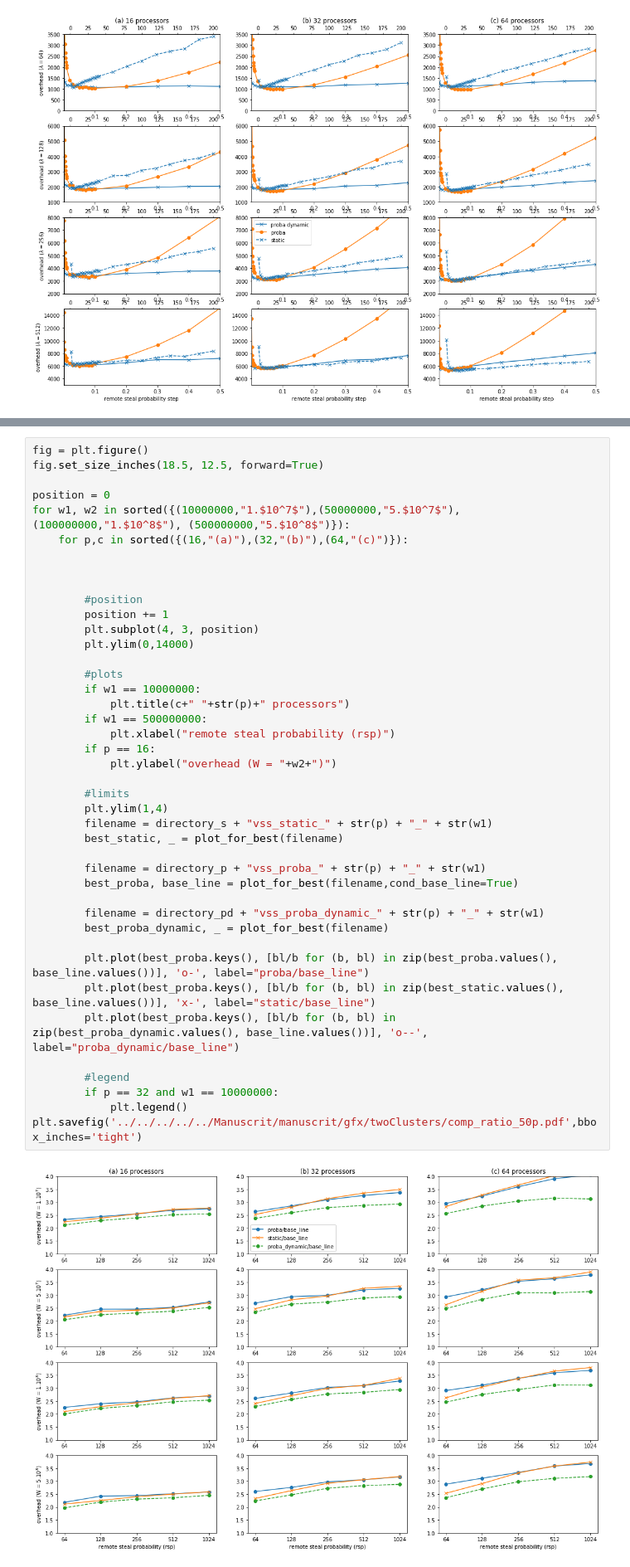
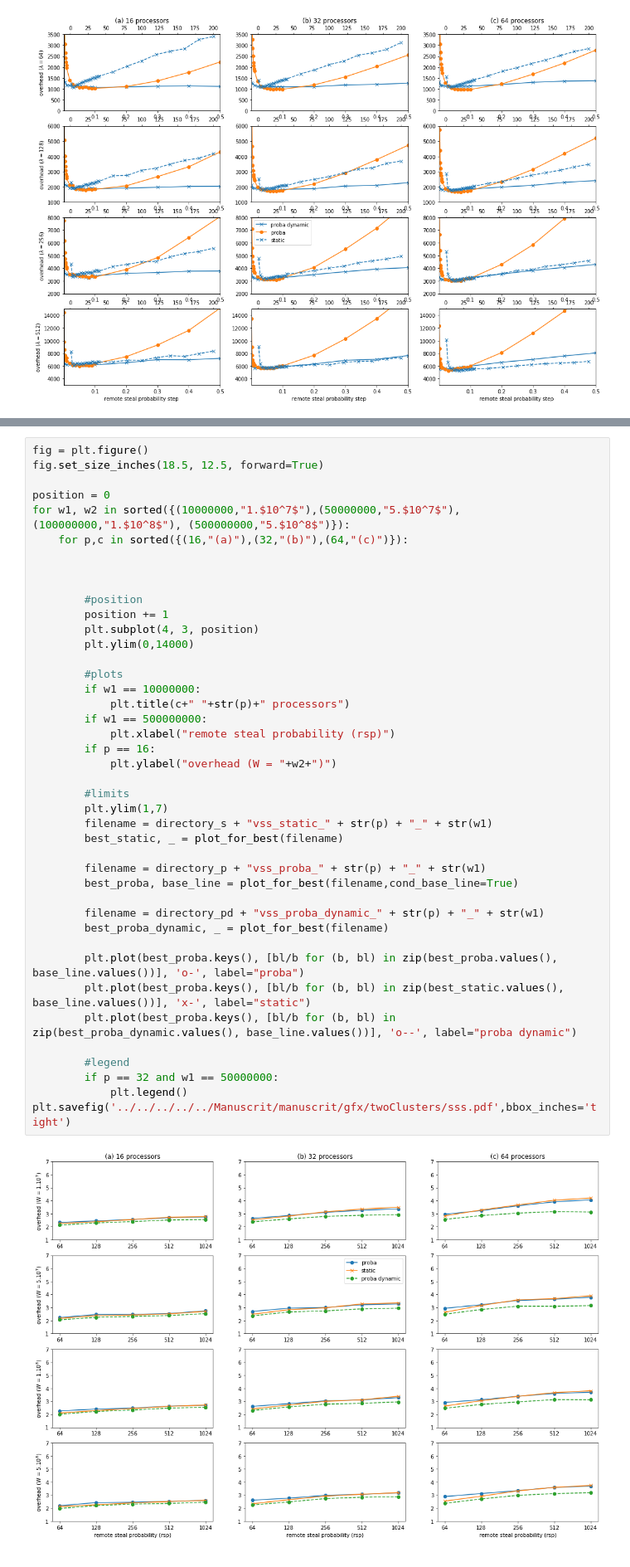
Before and after one commit to wagnerf42/ws-simulator, a Jupyter notebook: result/strategy/simulation_ipynb/simulation_thesis_comp.ipynb, the cells around one changed output, grey strips where cells are left out. Shown: that part at 83% size. Cells and saved outputs as stored; diff of their text form.

```diff
--- a/result/strategy/simulation_ipynb/simulation_thesis_comp.ipynb
+++ b/result/strategy/simulation_ipynb/simulation_thesis_comp.ipynb
@@ -410,37 +501,37 @@ for w1, w2 in sorted({(10000000,"1.$10^7$"),(50000000,"5.$10^7$"), (100000000,"1
 
 
 
         #position
         position += 1
         plt.subplot(4, 3, position)
         plt.ylim(0,14000)
 
         #plots
         if w1 == 10000000:
             plt.title(c+" "+str(p)+" processors")
         if w1 == 500000000:
             plt.xlabel("remote steal probability (rsp)")
         if p == 16:
             plt.ylabel("overhead (W = "+w2+")")
 
         #limits
-        plt.ylim(1,4)
+        plt.ylim(1,7)
         filename = directory_s + "vss_static_" + str(p) + "_" + str(w1)
         best_static, _ = plot_for_best(filename)
 
         filename = directory_p + "vss_proba_" + str(p) + "_" + str(w1)
         best_proba, base_line = plot_for_best(filename,cond_base_line=True)
 
         filename = directory_pd + "vss_proba_dynamic_" + str(p) + "_" + str(w1)
         best_proba_dynamic, _ = plot_for_best(filename)
 
-        plt.plot(best_proba.keys(), [bl/b for (b, bl) in zip(best_proba.values(), base_line.values())], 'o-', label="proba/base_line")
-        plt.plot(best_proba.keys(), [bl/b for (b, bl) in zip(best_static.values(), base_line.values())], 'x-', label="static/base_line")
-        plt.plot(best_proba.keys(), [bl/b for (b, bl) in zip(best_proba_dynamic.values(), base_line.values())], 'o--', label="proba_dynamic/base_line")
+        plt.plot(best_proba.keys(), [bl/b for (b, bl) in zip(best_proba.values(), base_line.values())], 'o-', label="proba")
+        plt.plot(best_proba.keys(), [bl/b for (b, bl) in zip(best_static.values(), base_line.values())], 'x-', label="static")
+        plt.plot(best_proba.keys(), [bl/b for (b, bl) in zip(best_proba_dynamic.values(), base_line.values())], 'o--', label="proba dynamic")
 
         #legend
-        if p == 32 and w1 == 10000000:
+        if p == 32 and w1 == 50000000:
             plt.legend()
-plt.savefig('../../../../../Manuscrit/manuscrit/gfx/twoClusters/comp_ratio_50p.pdf',bbox_inches='tight')
+plt.savefig('../../../../../Manuscrit/manuscrit/gfx/twoClusters/sss.pdf',bbox_inches='tight')
 # %% [output]
-[figure, old version]
+[figure, new version]
```
Also changed, not shown: parts of 6 cells of this notebook, 3 other files.
